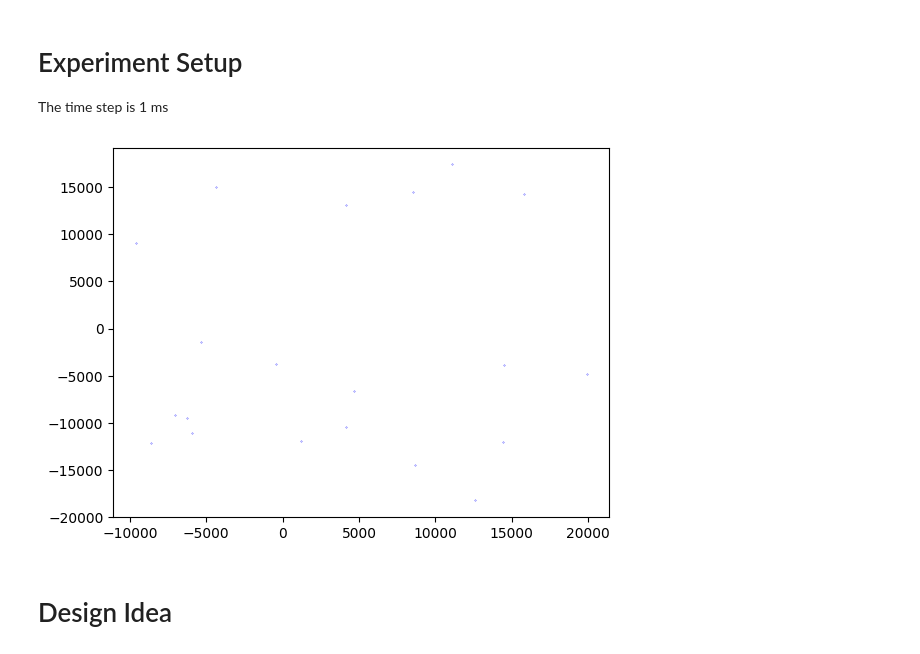
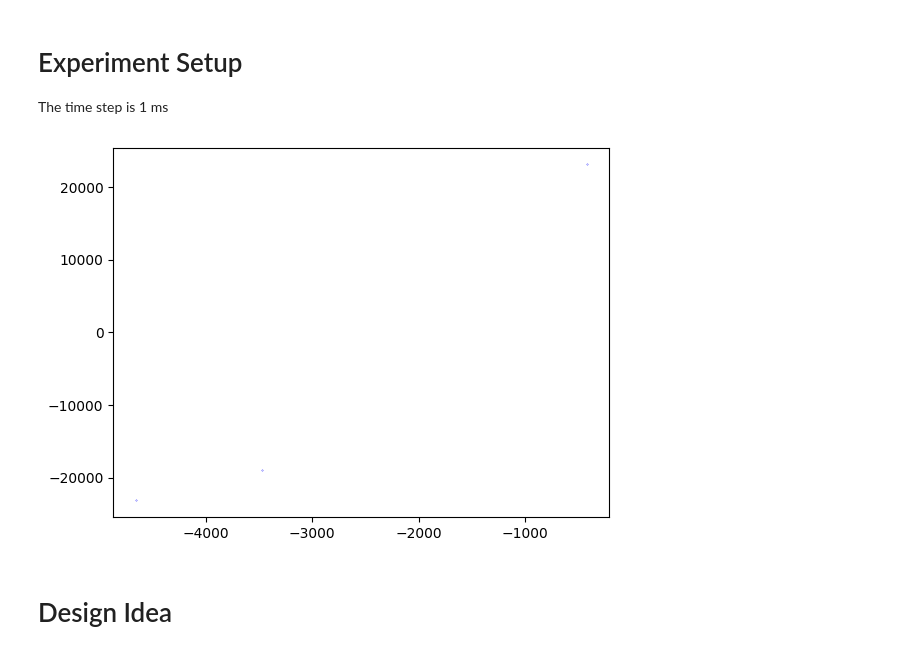
Before and after one commit to zbh888/LEOhandover, a Jupyter notebook: src/dev.ipynb, the cells around one changed output. Saved outputs shown, nothing was run; the diff lists cells and outputs as text; code cells hidden in the pictures.

```diff
--- a/src/dev.ipynb
+++ b/src/dev.ipynb
@@ -60,26 +60,26 @@ The time step is 1 ms
 # %%
 # uniform devices generator
 def generate_points(n, R, x, y):
     def generate_one(R,x,y):
         r = R * math.sqrt(random.uniform(0, 1))
         theta = random.uniform(0, 1) * 2 * math.pi
         px = x + r * math.cos(theta)
         py = y + r * math.sin(theta)
         return (px, py)
     points = []
     for i in range(n):
         points.append(generate_one(R,x,y))
     return points
 
 SATELLITE_R = 25 * 1000
-
+NUMBER_UE = 3
 SATELLITE_V = 7.56 * 1000
 POSITIONS = generate_points(NUMBER_UE, SATELLITE_R-1*1000, 0, 0)
 x_coords, y_coords = zip(*POSITIONS)
 plt.scatter(x_coords, y_coords, color='blue', s = 0.05)
 plt.show()
 # %% [output]
-[figure, old version]
+[figure, new version]
 # %% [markdown]
 # Design Idea
 # %% [markdown]
```
Also changed, not shown: parts of 4 cells of this notebook, 2 other files.
